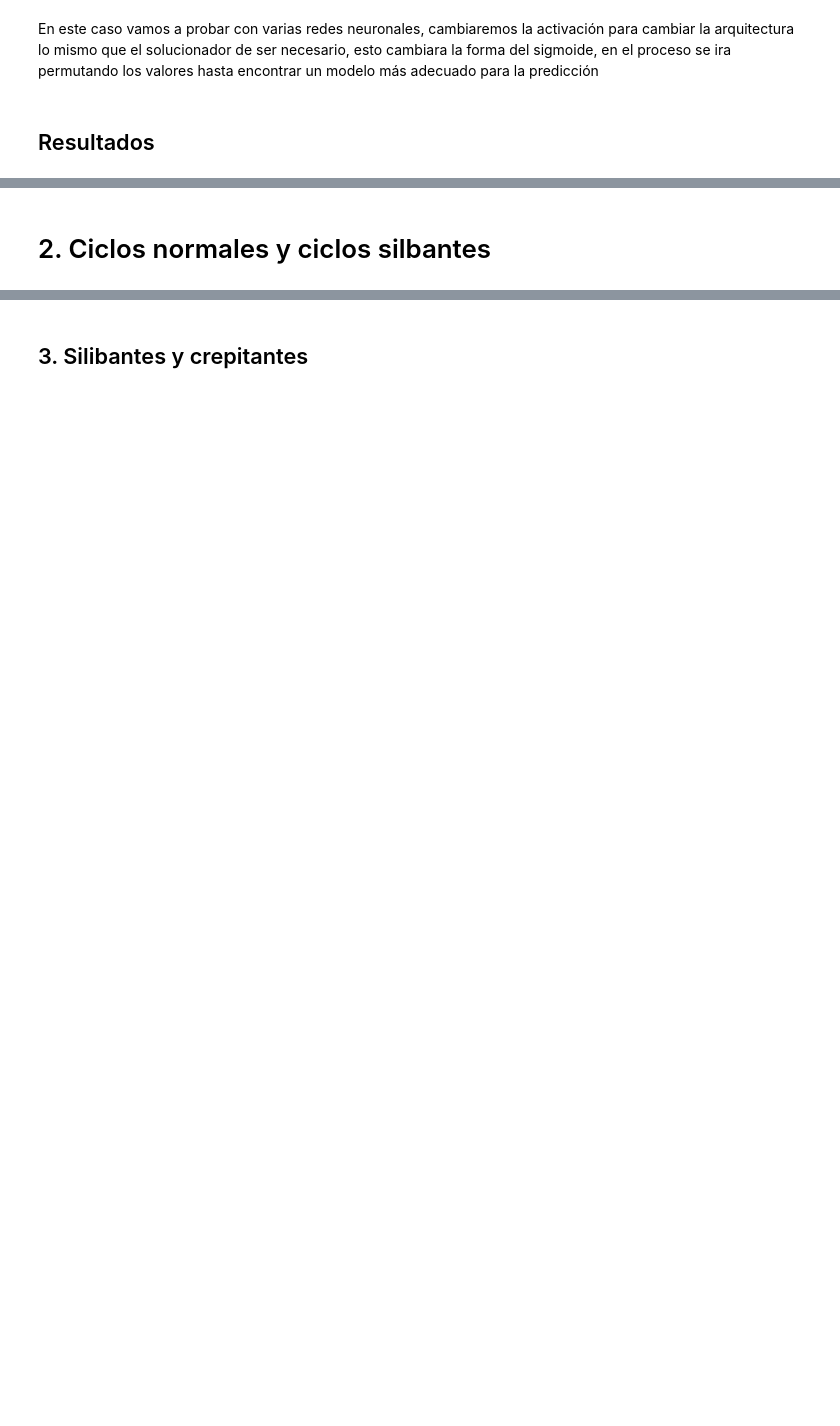
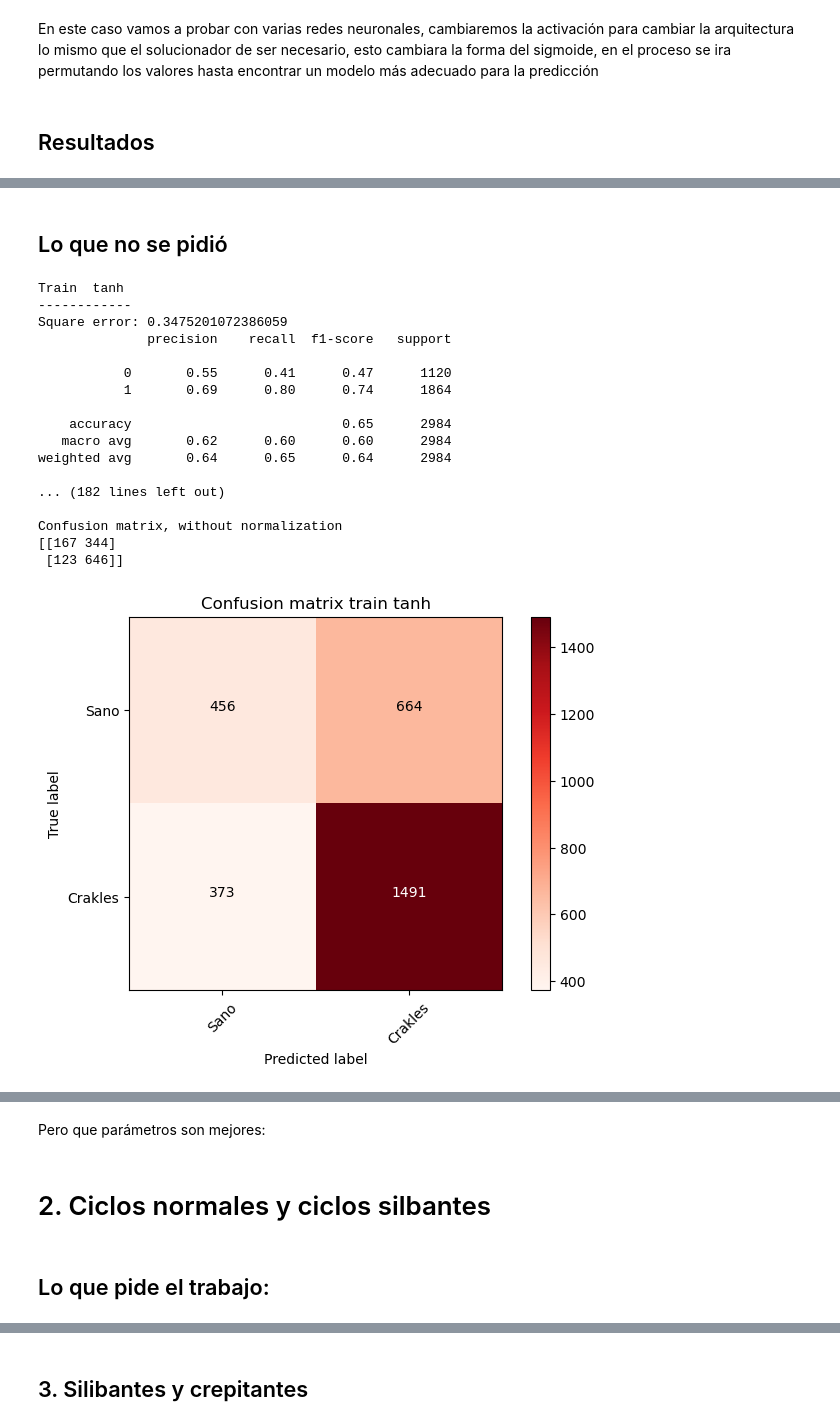
Before and after one commit to Ruizxp/Biosenales_El-Gran-Final, a Jupyter notebook: Terminator.ipynb, the cells around one changed output, grey strips where cells are left out. Cells and saved outputs as stored; diff of their text form; code cells hidden in the pictures; blank space fills up the shorter version.

```diff
--- a/Terminator.ipynb
+++ b/Terminator.ipynb
@@ -156 +162,22 @@ def plot_confusion_matrix(cm, classes,
+# %%
+def optimizador(Xtv,ytv,Xts,yts,start=1,end=20):
+    best=0
+    best_a=0
+    def tuple_generator1(start, end):
+        for i in range(start, end + 1):
+            yield (i, i, i)
+    iter=list(tuple_generator1(start,end))
+    for n in iter:
+        mlp_relu = MLPClassifier(hidden_layer_sizes=n, activation='relu', solver='adam', max_iter=10000)
+        mlp_identity = MLPClassifier(hidden_layer_sizes=n, activation='identity', solver='adam', max_iter=10000)
+        mlp_tanh = MLPClassifier(hidden_layer_sizes=n, activation='tanh', solver='adam', max_iter=10000)
+        mlp_logic=MLPClassifier(hidden_layer_sizes=n, activation='logistic', solver='adam', max_iter=10000)
+        a=[mlp_relu,mlp_identity,mlp_tanh,mlp_logic]
+        for n in a:
+            n.fit(Xtv,ytv)
+            acc=accuracy_score(yts,n.predict(Xts))
+            if best_a<acc:
+                best_a=acc
+                best=n
+    return best
 # %%
@@ -173,0 +198,3 @@ def me_da_pereza(i,Xtv,ytv,Xts,yts,target_names):
+# %%
+def tuple_generator(start, end):
+    return list(itertools.product(range(start, end+ 1), repeat=3))
@@ -211,0 +299,41 @@ Confusion matrix, without normalization
+# %% [markdown]
+## Lo que no se pidió
+# %%
+#Se busca el mejor sigmoide con los mejores macro parametros en este caso con la función de acurracy
+best=optimizador(Xtv,ytv,Xts,yts,start=1,end=20)
+metrics(best,Xtv,ytv,Xts,yts,['Sano','Crakles'])
+print(best)
+#Se busca una pequeña optimización con respecto a esos macroparametros, en este caso usando como puntuación la funcion f1
+sem,_,_=best.hidden_layer_sizes
+start=sem-2
+end=sem
+it=tuple_generator(start,end)
+param_grid = {'hidden_layer_sizes': it}
+grid_search = GridSearchCV(best, param_grid, cv=5,verbose=2,scoring='f1')
+grid_search.fit(Xtv, ytv)
+best_params = grid_search.best_params_
+best_score = grid_search.best_score_
+print("Best Parameters:", best_params)
+print("Best Score:", best_score)
+#Se crea la mejor red neuronal posible con los parametros anteriores
+the_bestest=MLPClassifier(hidden_layer_sizes=best_params["hidden_layer_sizes"], activation=best.activation, solver='adam', max_iter=10000)
+metrics(the_bestest,Xtv,ytv,Xts,yts,['Sano','Crakles'])
+# %% [output]
+Train  tanh
+------------
+Square error: 0.3475201072386059
+              precision    recall  f1-score   support
+
+           0       0.55      0.41      0.47      1120
+           1       0.69      0.80      0.74      1864
+
+    accuracy                           0.65      2984
+   macro avg       0.62      0.60      0.60      2984
+weighted avg       0.64      0.65      0.64      2984
+
+... (182 lines left out)
+
+Confusion matrix, without normalization
+[[167 344]
+ [123 646]]
+[figure, added]
@@ -212,5 +343,9 @@ Confusion matrix, without normalization
+# %% [markdown]
+Pero que parámetros son mejores:
 # %% [markdown]
 # 2. Ciclos normales y ciclos silbantes
+# %% [markdown]
+## Lo que pide el trabajo:
 # %%
 con=(d2.Estado.values==1)|(d2.Estado.values==2)
 x=d2.drop(["Estado"],axis=1)[con]
```
Also changed, not shown: parts of 23 cells of this notebook.
